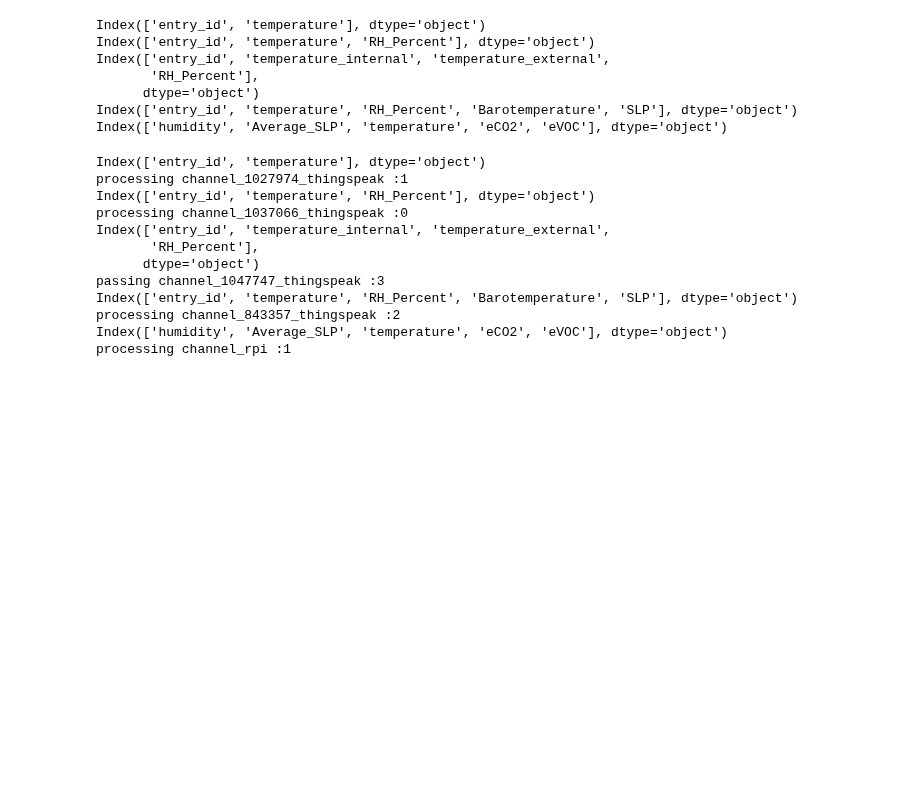
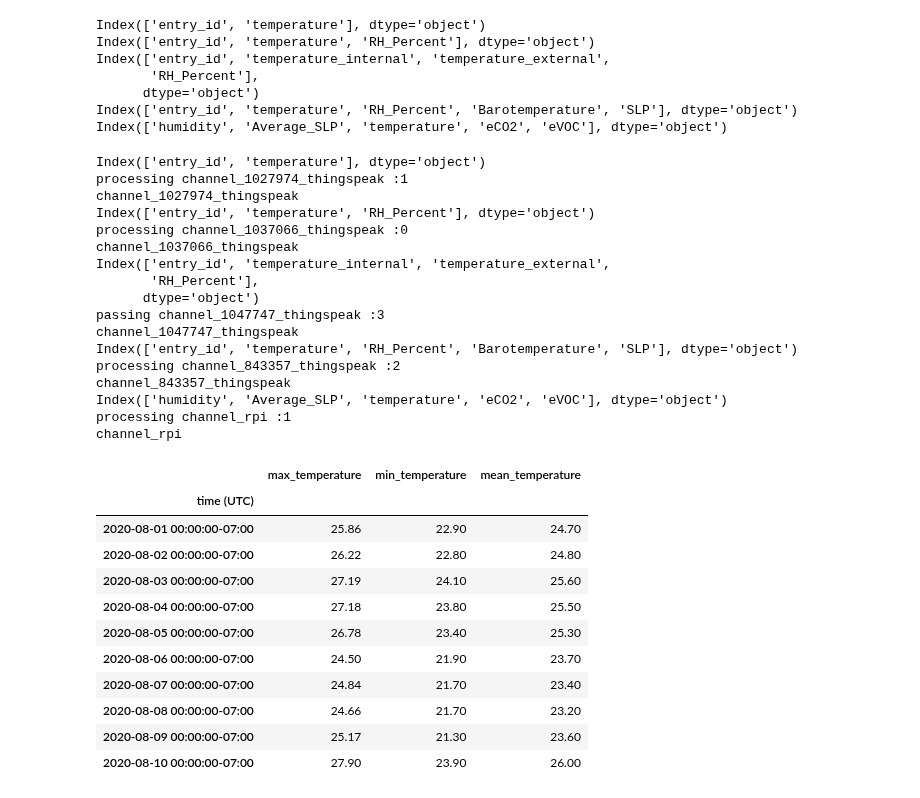
Before and after one commit to NOAA-PMEL/EcoFOCI_Jupyter_Notebooks, a Jupyter notebook: ThingSpeak_Wx/MoonFlowerCF6.ipynb, the cells around one changed output. Drawn from its saved outputs; the diff is of its cells as text; code cells hidden in the pictures; blank space fills up the shorter version.

```diff
--- a/ThingSpeak_Wx/MoonFlowerCF6.ipynb
+++ b/ThingSpeak_Wx/MoonFlowerCF6.ipynb
@@ -174,8 +169,6 @@ current_month_grid_data.drop('station_id',axis=1).style.apply(highlight_max).app
 
 choose month or use current (starting with data subsetting)
 # %%
-use_current_month = False
-
 if use_current_month:
     constraints = {
         'time>=': datetime.datetime.now().strftime('%Y-%m-01T00:00:00Z'),
@@ -235,12 +228,10 @@ Index(['entry_id', 'temperature_internal', 'temperature_external',
 Index(['entry_id', 'temperature', 'RH_Percent', 'Barotemperature', 'SLP'], dtype='object')
 Index(['humidity', 'Average_SLP', 'temperature', 'eCO2', 'eVOC'], dtype='object')
 # %%
-use_current_month = False
-
 if use_current_month:
     current_month = datetime.datetime.now().month
 else:
-    current_month = 1
+    current_month = 7
 
 for k,v in enumerate(df_all):
     print(df_all[v].keys())
@@ -274,30 +265,50 @@ for k,v in enumerate(df_all):
         current_month_grid_data.to_csv(f'{v}_2020{str(current_month).zfill(2)}.csv')
     elif ('RH_Percent' in df_all[v].keys()) and ('temperature' in df_all[v].keys()) and ('Barotemperature' in df_all[v].keys()):
         print(f"processing {v} :2")
         current_month_grid_data=pd.DataFrame()
         current_month_grid_data = df_daily_max[df_daily_max.index.month==current_month].Barotemperature
         current_month_grid_data = pd.concat([current_month_grid_data,
                                              df_daily_min[df_daily_min.index.month==current_month].Barotemperature.round(1),
                                              df_daily_ave[df_daily_ave.index.month==current_month].Barotemperature.round(1),
                                             ],axis=1)
         current_month_grid_data.columns=('max_temperature','min_temperature','mean_temperature')
         current_month_grid_data['station_id'] = v
 
         #this should go to erddap
         current_month_grid_data.to_csv(f'{v}_2020{str(current_month).zfill(2)}.csv')
     else:
         print(f"passing {v} :3")
         pass
+
+    print(f'{v}')
+current_month_grid_data.drop('station_id',axis=1).style.apply(highlight_max).apply(highlight_min).format("{:.2f}")
 # %% [output]
 Index(['entry_id', 'temperature'], dtype='object')
 processing channel_1027974_thingspeak :1
+channel_1027974_thingspeak
 Index(['entry_id', 'temperature', 'RH_Percent'], dtype='object')
 processing channel_1037066_thingspeak :0
+channel_1037066_thingspeak
 Index(['entry_id', 'temperature_internal', 'temperature_external',
        'RH_Percent'],
       dtype='object')
 passing channel_1047747_thingspeak :3
+channel_1047747_thingspeak
 Index(['entry_id', 'temperature', 'RH_Percent', 'Barotemperature', 'SLP'], dtype='object')
 processing channel_843357_thingspeak :2
+channel_843357_thingspeak
 Index(['humidity', 'Average_SLP', 'temperature', 'eCO2', 'eVOC'], dtype='object')
 processing channel_rpi :1
+channel_rpi
+|  | max_temperature | min_temperature | mean_temperature |
+| time (UTC) |  |  |  |
+| 2020-08-01 00:00:00-07:00 | 25.86 | 22.90 | 24.70 |
+| 2020-08-02 00:00:00-07:00 | 26.22 | 22.80 | 24.80 |
+| 2020-08-03 00:00:00-07:00 | 27.19 | 24.10 | 25.60 |
+| 2020-08-04 00:00:00-07:00 | 27.18 | 23.80 | 25.50 |
+| 2020-08-05 00:00:00-07:00 | 26.78 | 23.40 | 25.30 |
+| 2020-08-06 00:00:00-07:00 | 24.50 | 21.90 | 23.70 |
+| 2020-08-07 00:00:00-07:00 | 24.84 | 21.70 | 23.40 |
+| 2020-08-08 00:00:00-07:00 | 24.66 | 21.70 | 23.20 |
+| 2020-08-09 00:00:00-07:00 | 25.17 | 21.30 | 23.60 |
+| 2020-08-10 00:00:00-07:00 | 27.90 | 23.90 | 26.00 |
```
Also changed, not shown: parts of 4 cells of this notebook, 12 other files.
